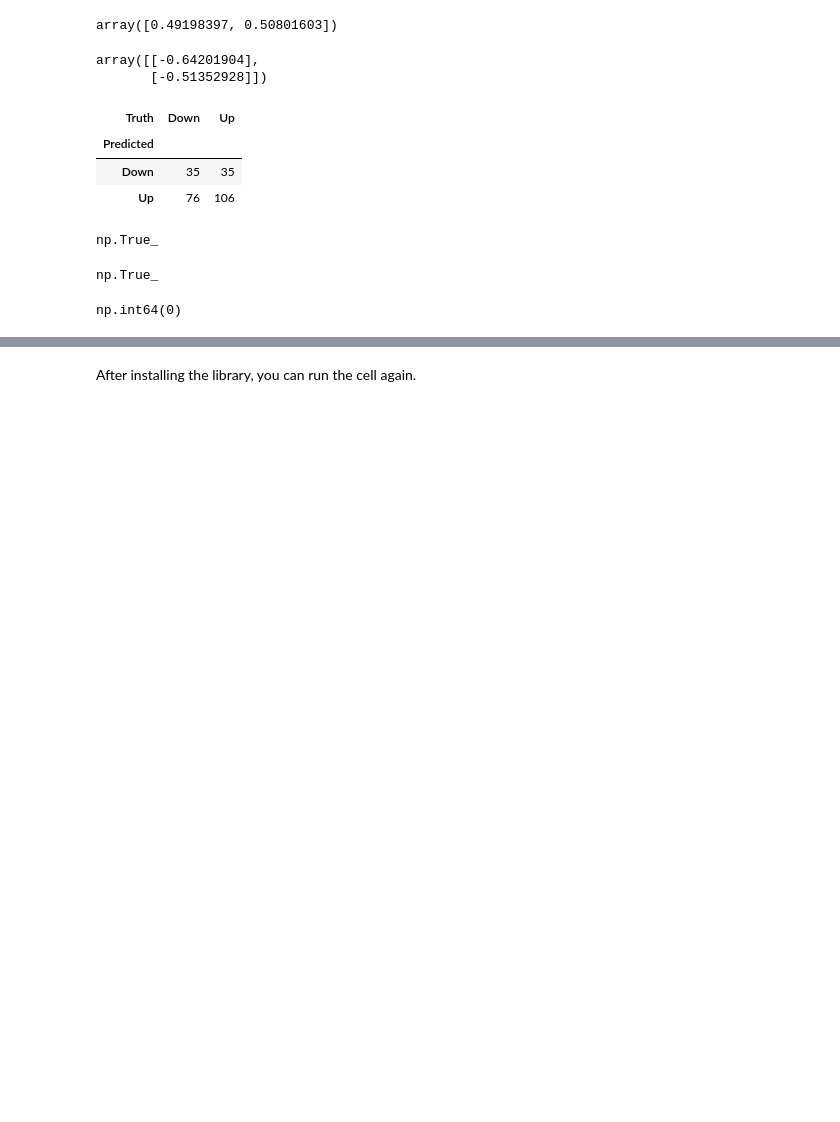
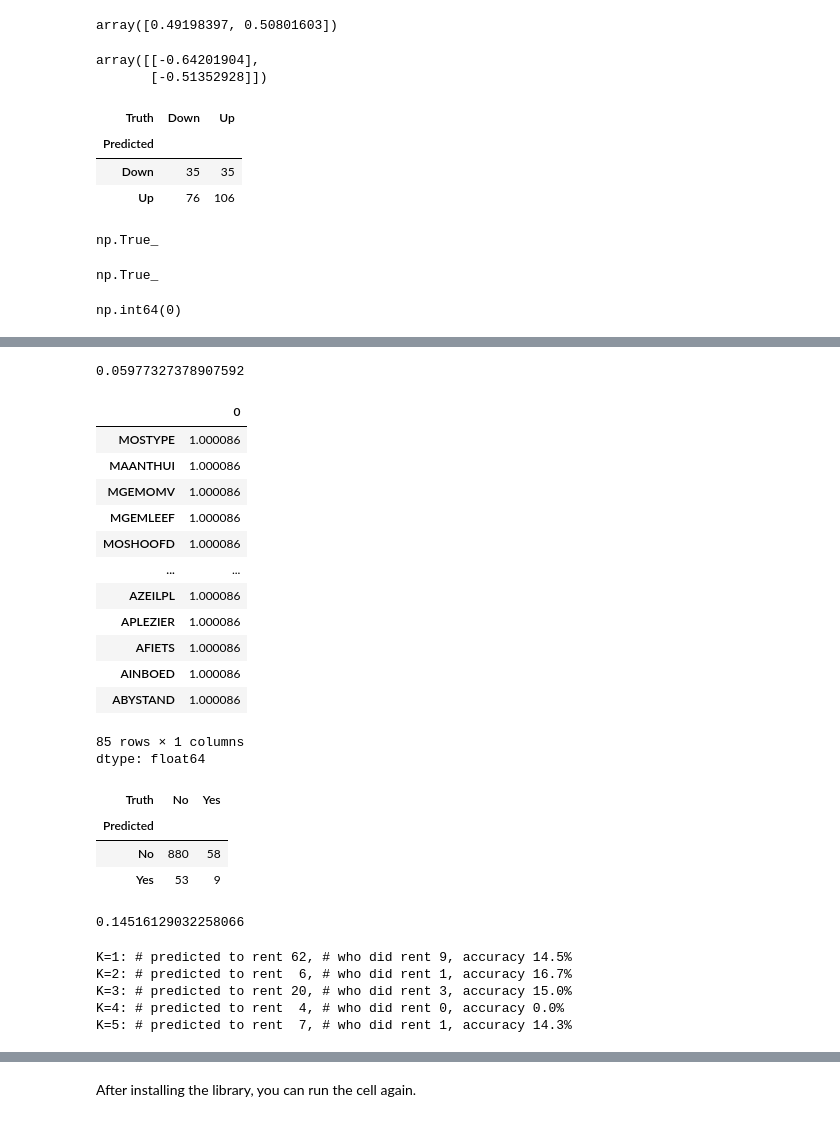
Before and after one commit to codeintern16/-, a Jupyter notebook: 歡迎使用_Colab.ipynb, the cells around one changed output, grey strips where cells are left out. Drawn from its saved outputs; the diff is of its cells as text; code cells hidden in the pictures; blank space fills up the shorter version.

```diff
--- a/歡迎使用_Colab.ipynb
+++ b/歡迎使用_Colab.ipynb
@@ -226,0 +321,4 @@ np.int64(0)
+# %%
+Caravan = load_data('Caravan')
+Purchase = Caravan.Purchase
+Purchase.value_counts()
@@ -226,0 +331,76 @@ np.int64(0)
+# %%
+348/5822
+# %% [output]
+0.05977327378907592
+# %%
+feature_df = Caravan.drop(columns=['Purchase'])
+
+scaler = StandardScaler(with_mean=True,
+                        with_std=True,
+                        copy=True)
+
+scaler.fit(feature_df)
+X_std = scaler.transform(feature_df)
+
+feature_std = pd.DataFrame(
+    X_std,
+    columns=feature_df.columns);
+feature_std.std()
+# %% [output]
+|  | 0 |
+| MOSTYPE | 1.000086 |
+| MAANTHUI | 1.000086 |
+| MGEMOMV | 1.000086 |
+| MGEMLEEF | 1.000086 |
+| MOSHOOFD | 1.000086 |
+| ... | ... |
+| AZEILPL | 1.000086 |
+| APLEZIER | 1.000086 |
+| AFIETS | 1.000086 |
+| AINBOED | 1.000086 |
+| ABYSTAND | 1.000086 |
+85 rows × 1 columns
+dtype: float64
+# %%
+(X_train,
+ X_test,
+ y_train,
+ y_test) = train_test_split(feature_std,
+                            Purchase,
+                            test_size=1000,
+                            random_state=0)
+
+knn1 = KNeighborsClassifier(n_neighbors=1)
+knn1_pred = knn1.fit(X_train, y_train).predict(X_test)
+np.mean(y_test != knn1_pred), np.mean(y_test != "No")
+# 資料切分 + K=1 預測 (文字說明)
+confusion_table(knn1_pred, y_test)
+# %% [output]
+| Truth | No | Yes |
+| Predicted |  |  |
+| No | 880 | 58 |
+| Yes | 53 | 9 |
+# %%
+9/(53+9)
+# %% [output]
+0.14516129032258066
+# %%
+for K in range(1,6):
+    knn = KNeighborsClassifier(n_neighbors=K)
+    knn_pred = knn.fit(X_train, y_train).predict(X_test)
+    C = confusion_table(knn_pred, y_test)
+    Templ = ('K={0:d}: # predicted to rent {1:>2d},' +
+             ' # who did rent {2:d}, accuracy {3:.1%}')
+    pred = C.loc['Yes'].sum()
+    did_rent = C.loc['Yes', 'Yes']
+    print(Templ.format(
+        K,
+        pred,
+        did_rent,
+        did_rent / pred))
+# %% [output]
+K=1: # predicted to rent 62, # who did rent 9, accuracy 14.5%
+K=2: # predicted to rent  6, # who did rent 1, accuracy 16.7%
+K=3: # predicted to rent 20, # who did rent 3, accuracy 15.0%
+K=4: # predicted to rent  4, # who did rent 0, accuracy 0.0%
+K=5: # predicted to rent  7, # who did rent 1, accuracy 14.3%
```
Also changed, not shown: parts of 27 cells of this notebook.
